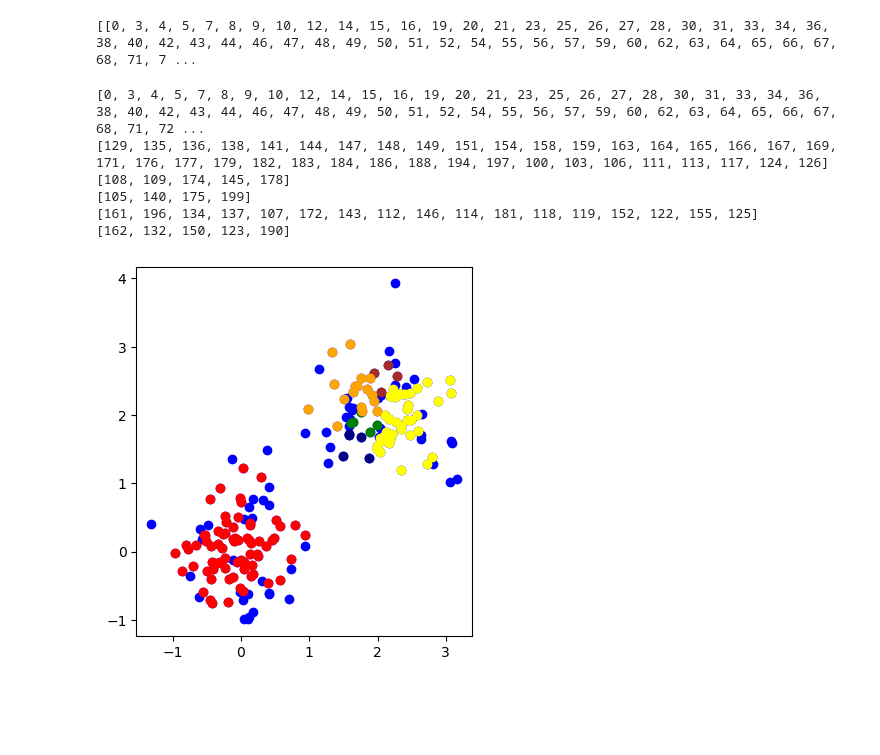
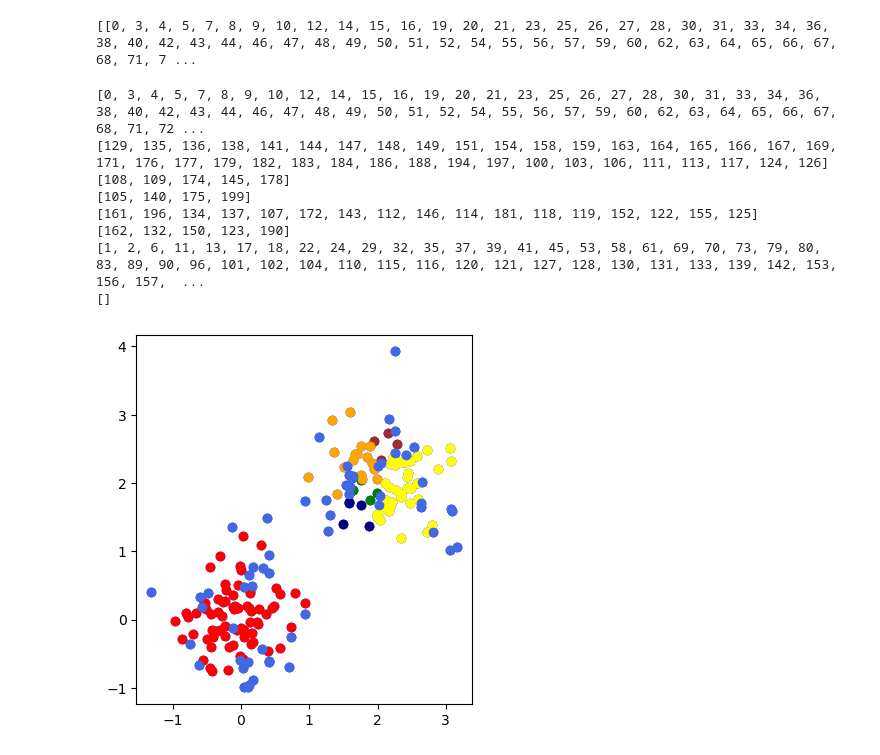
Before and after one commit to mzhyui/PHTDA-Net, a Jupyter notebook: traceback_v3.ipynb, the cells around one changed output. Cells and saved outputs as stored; diff of their text form; code cells hidden in the pictures; blank space fills up the shorter version.

```diff
--- a/traceback_v3.ipynb
+++ b/traceback_v3.ipynb
@@ -5,7 +5,7 @@ import numpy as np
 import gudhi as gd
 from ripser import Rips
 # %%
-color = ["red", "yellow", "green", "brown", "orange", "navy"]
+color = ["red", "yellow", "green", "brown", "orange", "navy", "royalblue"]
 color2_2 = [["red", "blue"], ["darkorange", "royalblue"]]
 reds = ["red", "orangered", "darkorange", "crimson"]
 blues = ["blue", "navy","royalblue",  "deepskyblue"]
@@ -126,23 +126,28 @@ print(merge_sublists_with_shared_items(a))
 [[0, 3, 4, 5, 7, 8, 9, 10, 12, 14, 15, 16, 19, 20, 21, 23, 25, 26, 27, 28, 30, 31, 33, 34, 36, 38, 40, 42, 43, 44, 46, 47, 48, 49, 50, 51, 52, 54, 55, 56, 57, 59, 60, 62, 63, 64, 65, 66, 67, 68, 71, 7 ...
 # %%
 result = merge_sublists_with_shared_items(a)
+remained_points = [points for points in range(0,len(point_cloud)) if points not in [item for row in result for item in row]]
+result.append(remained_points)
+
 fig, ax = plt.subplots()
 # for i in range(len(centers)):
 #     ax.scatter(x[:, i], y[:, i])
 for idx, p in enumerate(point_cloud):
     ax.scatter(p[0], p[1], c='blue')
 
 for c, concern_points in enumerate(list(result)):
     print(concern_points)
     for idx, p in enumerate([point_cloud[i] for i in concern_points]):
         ax.scatter(p[0], p[1], c=color[c])
     ax.set_aspect('equal')
 plt.show()
 # %% [output]
 [0, 3, 4, 5, 7, 8, 9, 10, 12, 14, 15, 16, 19, 20, 21, 23, 25, 26, 27, 28, 30, 31, 33, 34, 36, 38, 40, 42, 43, 44, 46, 47, 48, 49, 50, 51, 52, 54, 55, 56, 57, 59, 60, 62, 63, 64, 65, 66, 67, 68, 71, 72 ...
 [129, 135, 136, 138, 141, 144, 147, 148, 149, 151, 154, 158, 159, 163, 164, 165, 166, 167, 169, 171, 176, 177, 179, 182, 183, 184, 186, 188, 194, 197, 100, 103, 106, 111, 113, 117, 124, 126]
 [108, 109, 174, 145, 178]
 [105, 140, 175, 199]
 [161, 196, 134, 137, 107, 172, 143, 112, 146, 114, 181, 118, 119, 152, 122, 155, 125]
 [162, 132, 150, 123, 190]
+[1, 2, 6, 11, 13, 17, 18, 22, 24, 29, 32, 35, 37, 39, 41, 45, 53, 58, 61, 69, 70, 73, 79, 80, 83, 89, 90, 96, 101, 102, 104, 110, 115, 116, 120, 121, 127, 128, 130, 131, 133, 139, 142, 153, 156, 157,  ...
+[]
-[figure, old version]
+[figure, new version]
```
Also changed, not shown: 9 other files.
